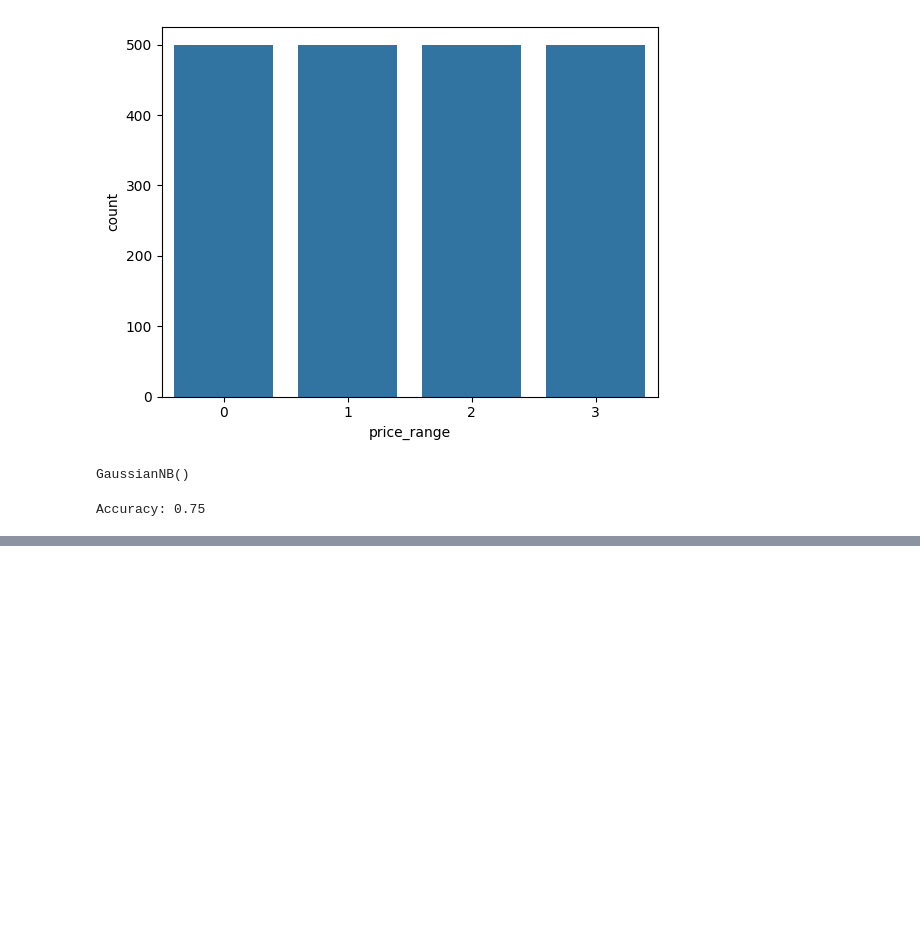
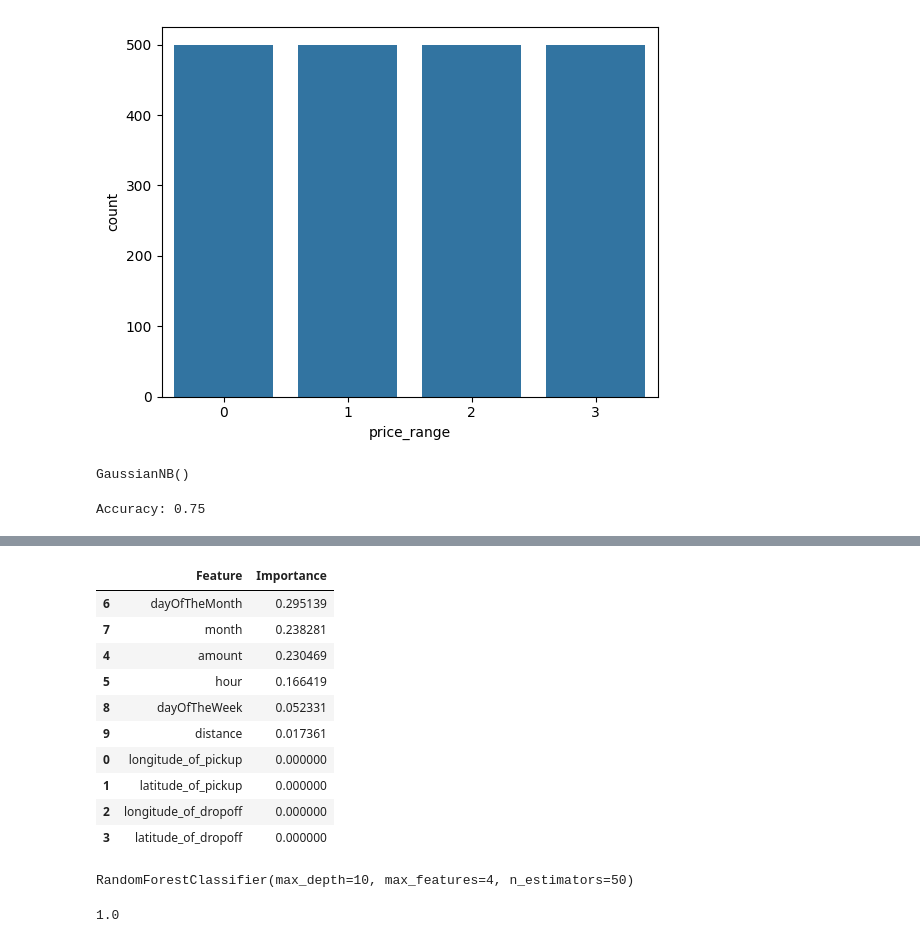
Before and after one commit to Anonymous3017/AI-ML-Training, a Jupyter notebook: Day_11_Ayush_Track_2.ipynb, the cells around one changed output, grey strips where cells are left out. Cells and saved outputs as stored; diff of their text form; code cells hidden in the pictures; blank space fills up the shorter version.

```diff
--- a/Day_11_Ayush_Track_2.ipynb
+++ b/Day_11_Ayush_Track_2.ipynb
@@ -677,0 +878,20 @@ Accuracy: 0.75
+# %%
+feature_importances = rf.feature_importances_
+
+fi_df = pd.DataFrame({'Feature': x.columns, "Importance": feature_importances})
+
+fi_df = fi_df.sort_values(by='Importance', ascending=False)
+
+fi_df
+# %% [output]
+|  | Feature | Importance |
+| 6 | dayOfTheMonth | 0.295139 |
+| 7 | month | 0.238281 |
+| 4 | amount | 0.230469 |
+| 5 | hour | 0.166419 |
+| 8 | dayOfTheWeek | 0.052331 |
+| 9 | distance | 0.017361 |
+| 0 | longitude_of_pickup | 0.000000 |
+| 1 | latitude_of_pickup | 0.000000 |
+| 2 | longitude_of_dropoff | 0.000000 |
+| 3 | latitude_of_dropoff | 0.000000 |
@@ -677,0 +902,4 @@ Accuracy: 0.75
+# %%
+rf.fit(x_train,y_train)
+# %% [output]
+RandomForestClassifier(max_depth=10, max_features=4, n_estimators=50)
@@ -677,0 +908,4 @@ Accuracy: 0.75
+# %%
+accuracy_score(y_test,y_pred)
+# %% [output]
+1.0
```
Also changed, not shown: parts of 34 cells of this notebook.
